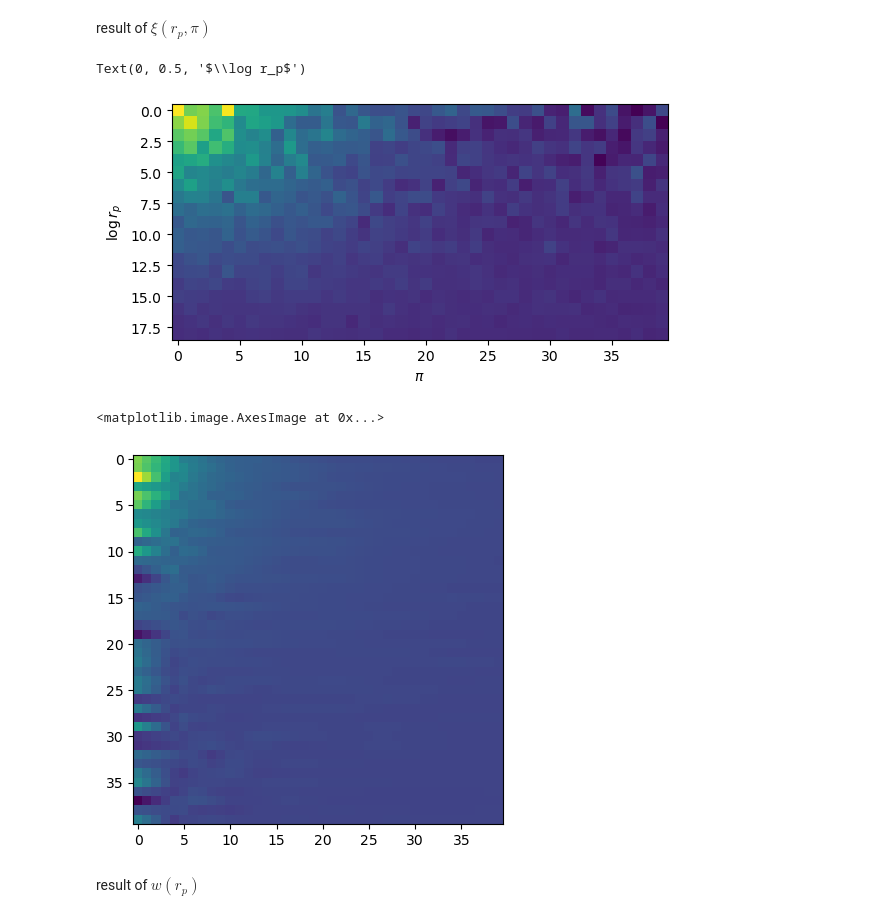
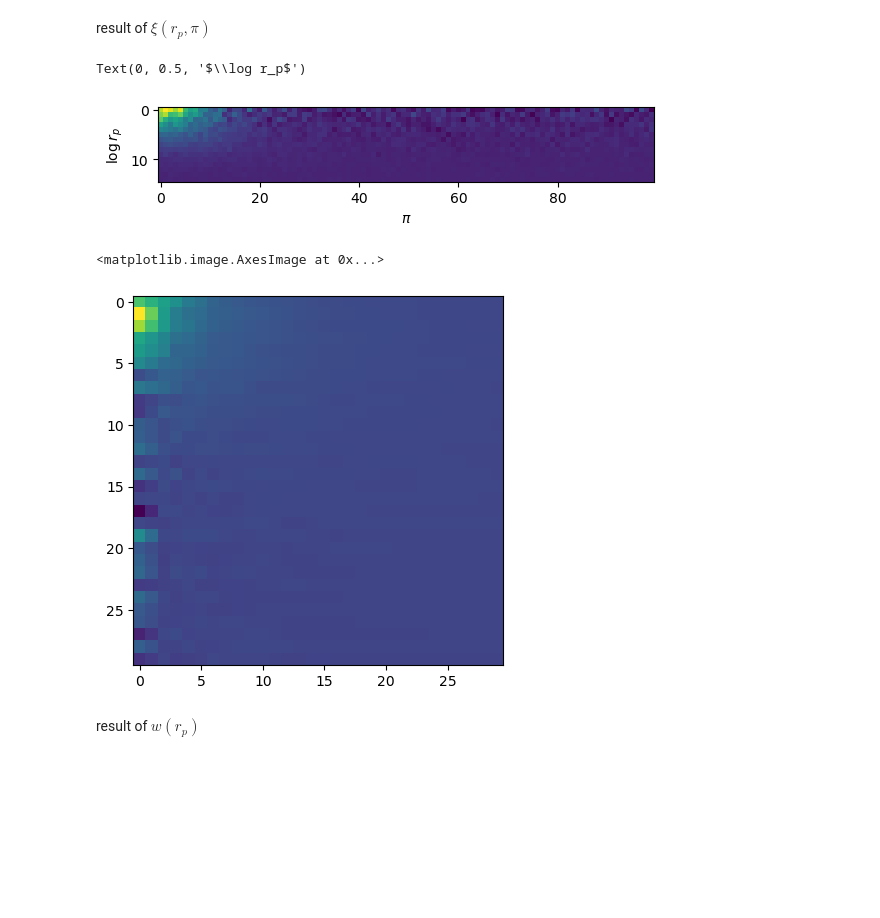
Before and after one commit to MeloDi-23/quasar-CMB-lensing-correlation, a Jupyter notebook: jupyter/quasar_clustering_corrfunc.ipynb, the cells around one changed output. Cells and saved outputs as stored; diff of their text form; code cells hidden in the pictures; blank space fills up the shorter version.

Commit message:
update some clustering result

```diff
--- a/jupyter/quasar_clustering_corrfunc.ipynb
+++ b/jupyter/quasar_clustering_corrfunc.ipynb
@@ -30,17 +29,20 @@ d_A = cosmos.angular_diameter_distance(z).to(u.Mpc).value
 chi_l = d_A*(1+z)
 
 theta_bins = rp_bin/h/(1+z)/d_A
+theta_bins_deg = np.rad2deg(theta_bins)
+
+pimax = 100
 # %% [markdown]
 pair counts
 # %%
-dd = DDrppi_mocks(autocorr=True, cosmology=1, nthreads=50, pimax=40, binfile=rp_bin,
+dd = DDrppi_mocks(autocorr=True, cosmology=1, nthreads=50, pimax=pimax, binfile=rp_bin,
                    RA1=quasar['ra'], DEC1=quasar['dec'], CZ1=dis_cov_q, weights1=quasar['w'], is_comoving_dist=True)
 # %%
-rr = DDrppi_mocks(autocorr=True, cosmology=1, nthreads=50, pimax=40, binfile=rp_bin,
+rr = DDrppi_mocks(autocorr=True, cosmology=1, nthreads=50, pimax=pimax, binfile=rp_bin,
                    RA1=random['ra'], DEC1=random['dec'], CZ1=dis_cov_r, weights1=random['w'], is_comoving_dist=True)
 # %%
 dr = DDrppi_mocks(
-    autocorr=False, cosmology=1, nthreads=50, pimax=40, binfile=rp_bin,
+    autocorr=False, cosmology=1, nthreads=50, pimax=pimax, binfile=rp_bin,
     RA1=quasar['ra'], DEC1=quasar['dec'], CZ1=dis_cov_q, weights1=quasar['w'],
     RA2=random['ra'], DEC2=random['dec'], CZ2=dis_cov_r, weights2=random['w'],
     is_comoving_dist=True)
@@ -52,12 +54,12 @@ result of $\xi(r_p, \pi)$
 # %%
 result = convert_3d_counts_to_cf(Nd, Nd, Nr, Nr, dd, dr, dr, rr)
 # %%
-plt.imshow(result.reshape((15, 40)))
+plt.imshow(result.reshape((Nbins, pimax)))
 plt.xlabel('$\\pi$')
 plt.ylabel('$\\log r_p$')
 # %% [output]
 Text(0, 0.5, '$\\log r_p$')
-[figure, old version]
+[figure, new version]
 # %%
 from scipy.interpolate import RegularGridInterpolator
 rp = (rp_bin[1:]*rp_bin[:-1])**0.5
@@ -66,10 +68,11 @@ func = RegularGridInterpolator((rp, pi), result.reshape((15, 40)), bounds_error=
 # %%
-new_rp, new_pi = np.meshgrid(pi, pi)
+xx = np.linspace(0, 50, 30)+0.5
+new_rp, new_pi = np.meshgrid(xx, xx)
 
-plt.imshow(func((new_rp.flatten(), new_pi.flatten())).reshape(40, 40))
+plt.imshow(func((new_rp.flatten(), new_pi.flatten())).reshape(new_rp.shape))
 # %% [output]
 <matplotlib.image.AxesImage at 0x...>
-[figure, old version]
+[figure, new version]
 # %% [markdown]
 result of $w(r_p)$
 # %%
```
Also changed, not shown: parts of 5 cells of this notebook, 27 other files.
